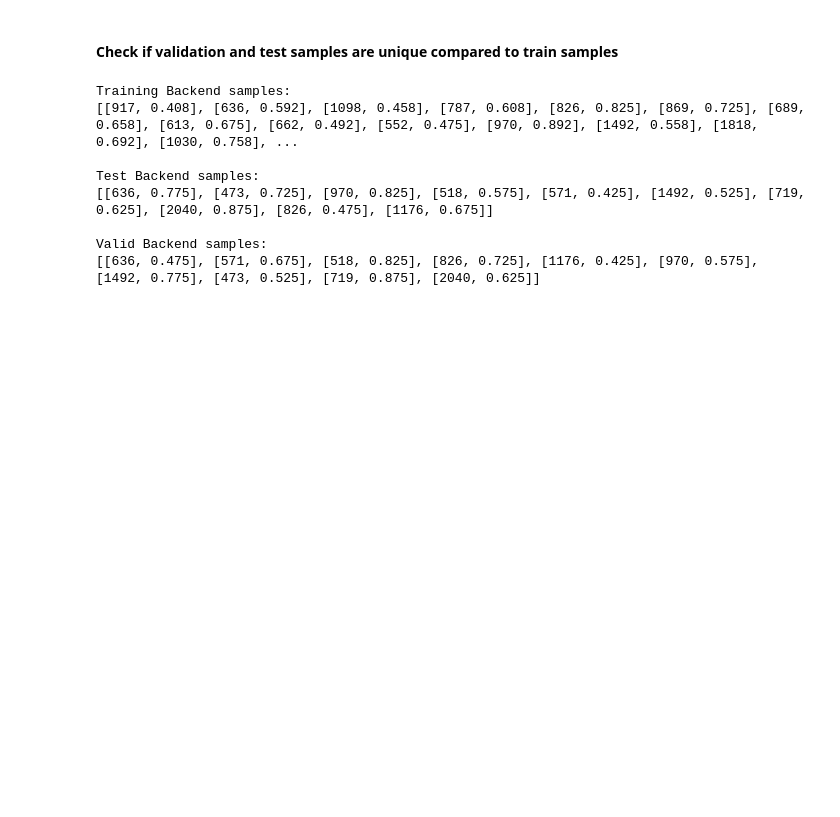
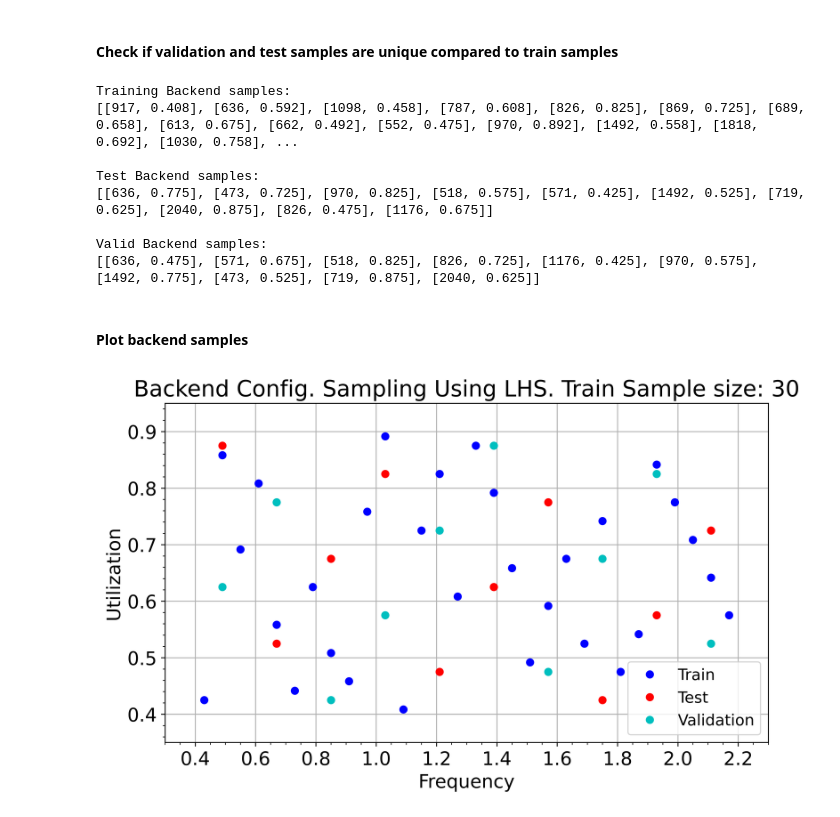
Before and after one commit to sakundu/RTML, a Jupyter notebook: sampling/test_samples.ipynb, the cells around one changed output. Cells and saved outputs as stored; diff of their text form; code cells hidden in the pictures; blank space fills up the shorter version.

Commit message:
Added Backend sampling runs for Axiline designs
Signed-off-by: sakundu <sakundu@ucsd.edu>

```diff
--- a/sampling/test_samples.ipynb
+++ b/sampling/test_samples.ipynb
@@ -379,3 +379,17 @@ Test Backend samples:
 
 Valid Backend samples:
 [[636, 0.475], [571, 0.675], [518, 0.825], [826, 0.725], [1176, 0.425], [970, 0.575], [1492, 0.775], [473, 0.525], [719, 0.875], [2040, 0.625]]
+# %% [markdown]
+#### Plot backend samples
+# %%
+ax = plot_sample(lhs_samples_30, 'Train', 'ob', None, x_range, y_range,
+                x_mark, y_mark, x_label, y_label,
+                'Backend Config. Sampling Using LHS. Train Sample size: 30')
+
+ax = plot_sample(test_bsamples_10, 'Test', 'or', ax)
+ax = plot_sample(valid_bsamples_10, 'Validation', 'oc', ax)
+_ = ax.grid()
+_ = ax.legend(fontsize='small')
+plt.show()
+# %% [output]
+[figure, added]
```
Also changed, not shown: parts of 1 cell of this notebook, 1 other file.
